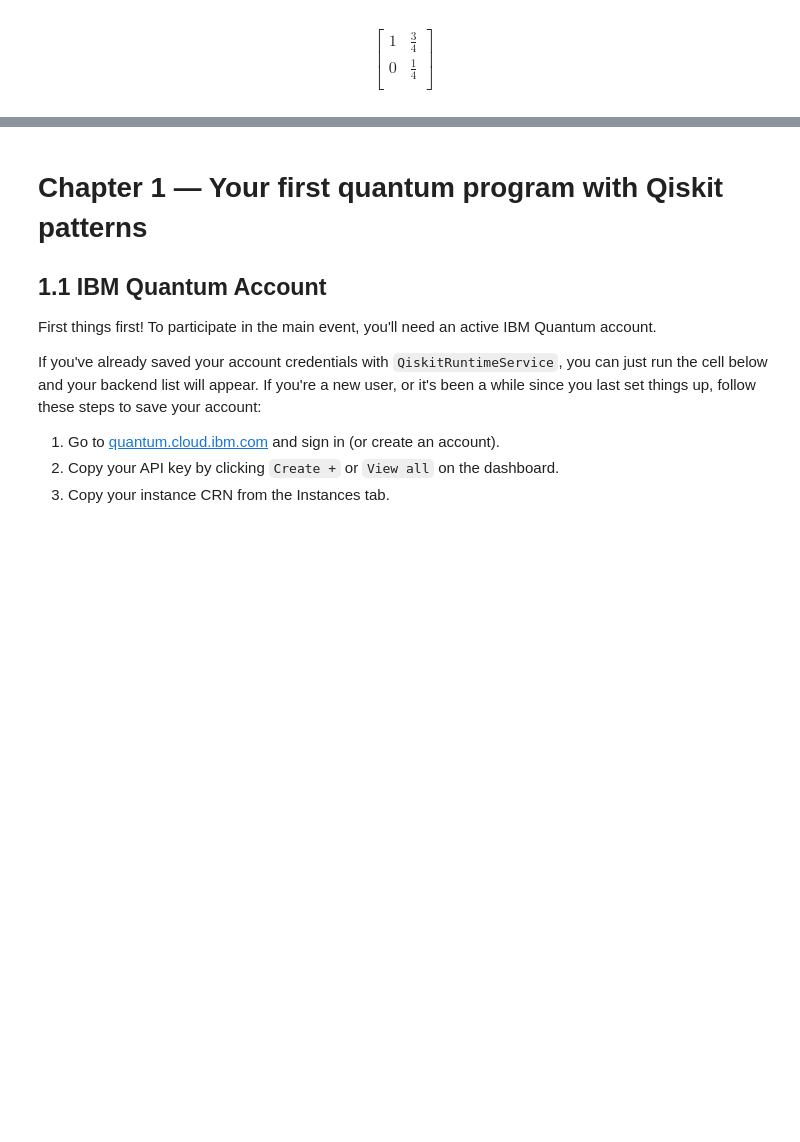
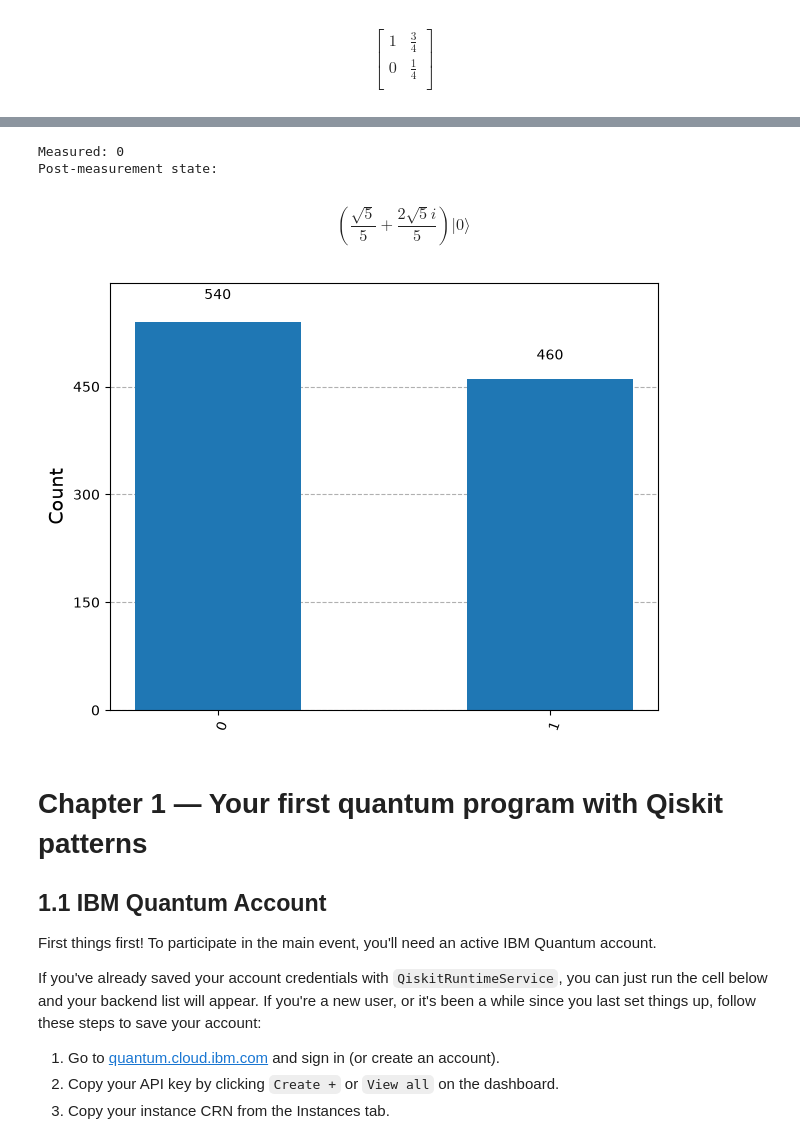
Before and after one commit to MelB18/EasyQuanten, a Jupyter notebook: qgss2026_lab0.ipynb, the cells around one changed output, grey strips where cells are left out. Drawn from its saved outputs; the diff is of its cells as text; code cells hidden in the pictures; blank space fills up the shorter version.

```diff
--- a/qgss2026_lab0.ipynb
+++ b/qgss2026_lab0.ipynb
@@ -141,6 +144,10 @@ print(M @ M)
  [0.   0.25]]
 # %%
 
+
+u = Statevector([1 / sqrt(2), 1 / sqrt(2)])
+v = Statevector([(1 + 2.0j) / 3, -2 / 3])
+w = Statevector([1 / 3, 2 / 3])
 
 display(array_to_latex(M1 @ ket1))
 display(array_to_latex(M1 @ M2))
@@ -167,3 +197,18 @@ $$
+# %%
+outcome, state = v.measure()
+print(f"Measured: {outcome}\nPost-measurement state:")
+display(state.draw("latex"))
+# %% [output]
+Measured: 0
+Post-measurement state:
+$$(\frac{\sqrt{5}}{5} + \frac{2 \sqrt{5} i}{5}) |0\rangle$$
+# %%
+
+
+statistics = v.sample_counts(1000)
+plot_histogram(statistics)
+# %% [output]
+[figure, added]
 # %% [markdown]
 # Chapter 1 — Your first quantum program with Qiskit patterns
 
```
Also changed, not shown: parts of 6 cells of this notebook.
